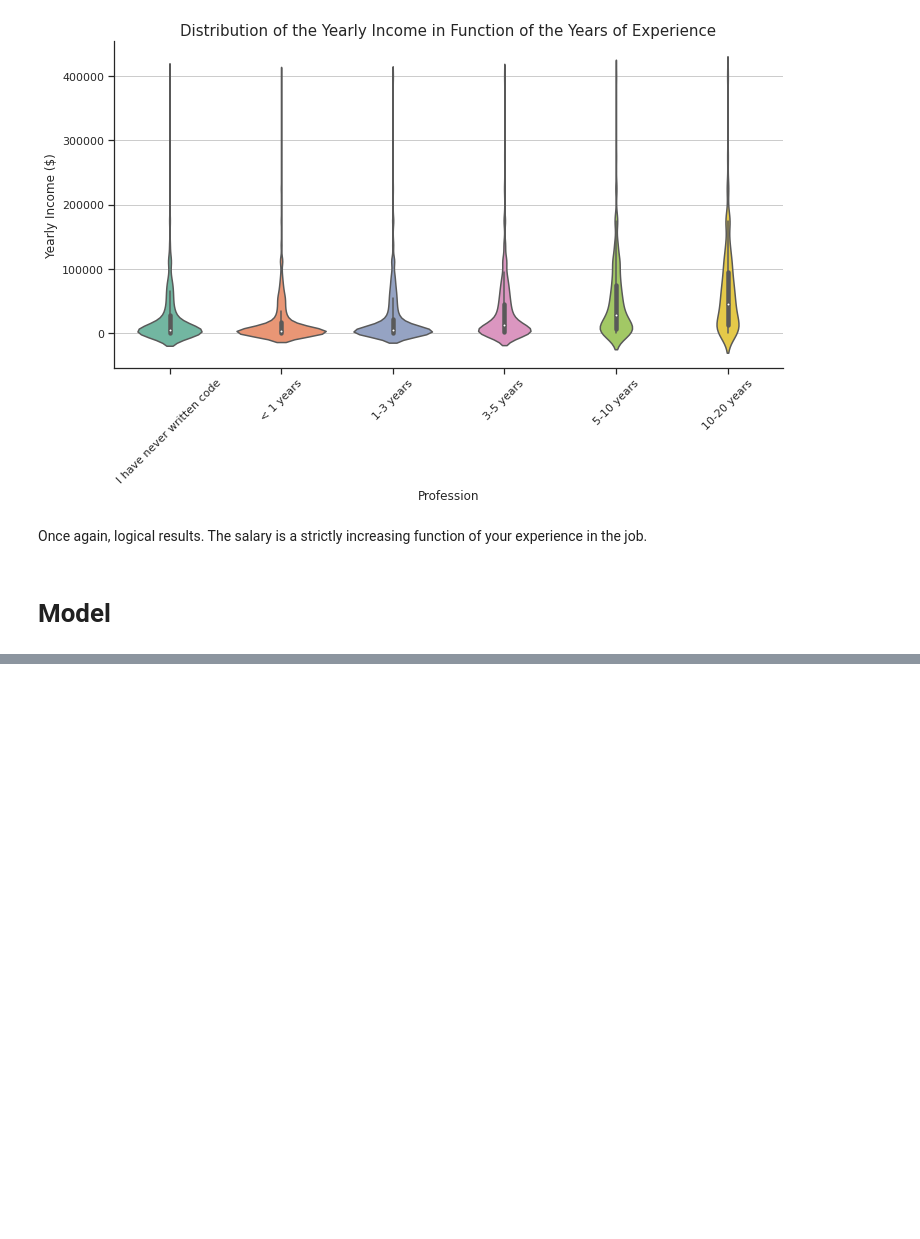
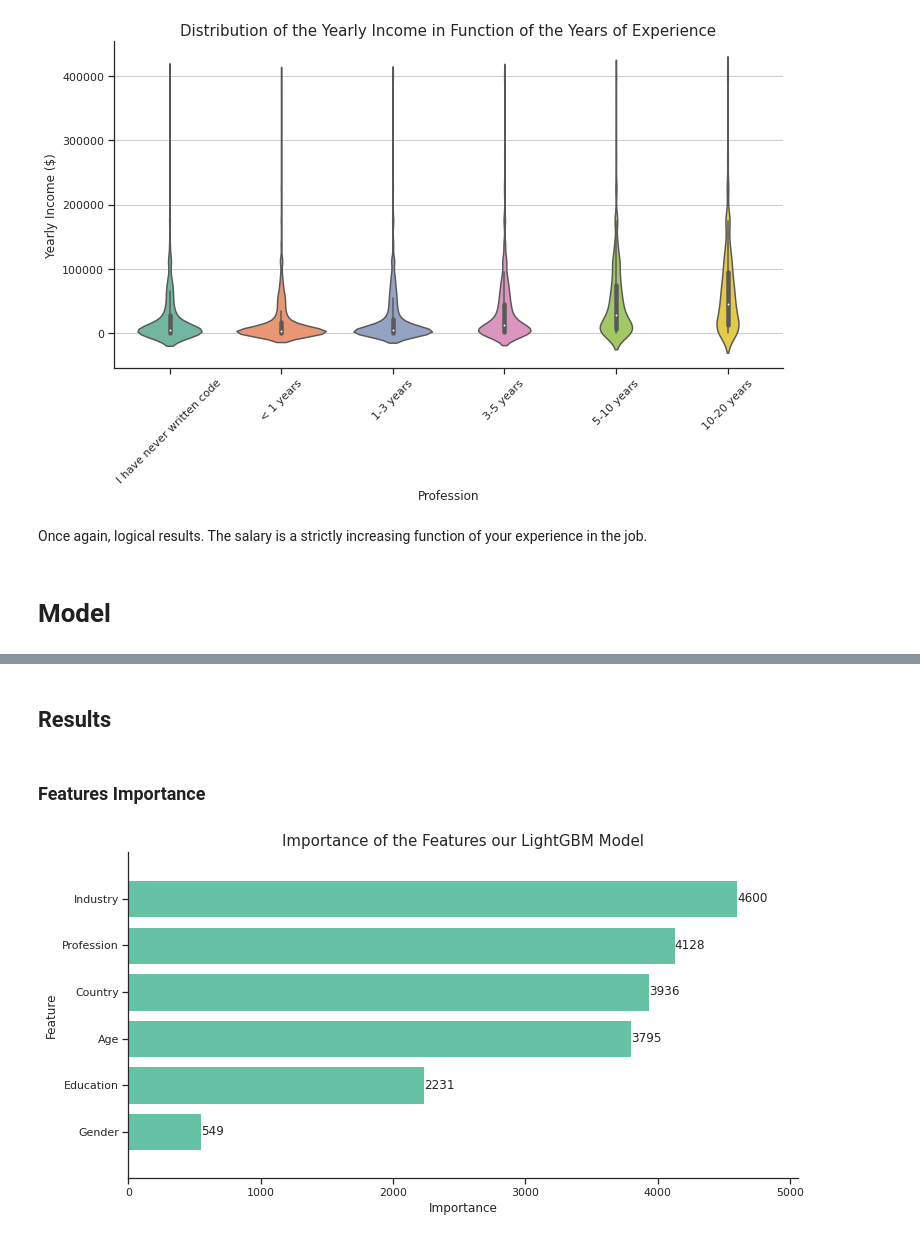
Before and after one commit to StephRoos/Data-Science, a Jupyter notebook: Kaggle_Survey/2021_Kaggle_Survey_Analysis.ipynb, the cells around one changed output, grey strips where cells are left out. Saved outputs shown, nothing was run; the diff lists cells and outputs as text; code cells hidden in the pictures; blank space fills up the shorter version.

```diff
--- a/Kaggle_Survey/2021_Kaggle_Survey_Analysis.ipynb
+++ b/Kaggle_Survey/2021_Kaggle_Survey_Analysis.ipynb
@@ -682,0 +747,2 @@ df.head()
+# %%
+df_train, df_test = train_test_split(df, test_size=0.2)
@@ -682,0 +779,18 @@ df.head()
+# %% [markdown]
+## Results
+# %% [markdown]
+### Features Importance
+# %%
+fig, ax = plt.subplots(1,1, figsize=(12, 6))
+custom_params = {"axes.spines.right": False, "axes.spines.top": False}
+sns.set_theme(style="ticks", palette="Set2", rc=custom_params)
+ax.grid(axis='y', linestyle='-', alpha=1)
+
+lgb.plot_importance(model, max_num_features=50, height=0.8, ax=ax)
+ax.grid(False)
+plt.ylabel('Feature', size=12)
+plt.xlabel('Importance', size=12)
+plt.title("Importance of the Features our LightGBM Model", fontsize=15)
+plt.show()
+# %% [output]
+[figure, added]
```
Also changed, not shown: parts of 20 cells of this notebook.
